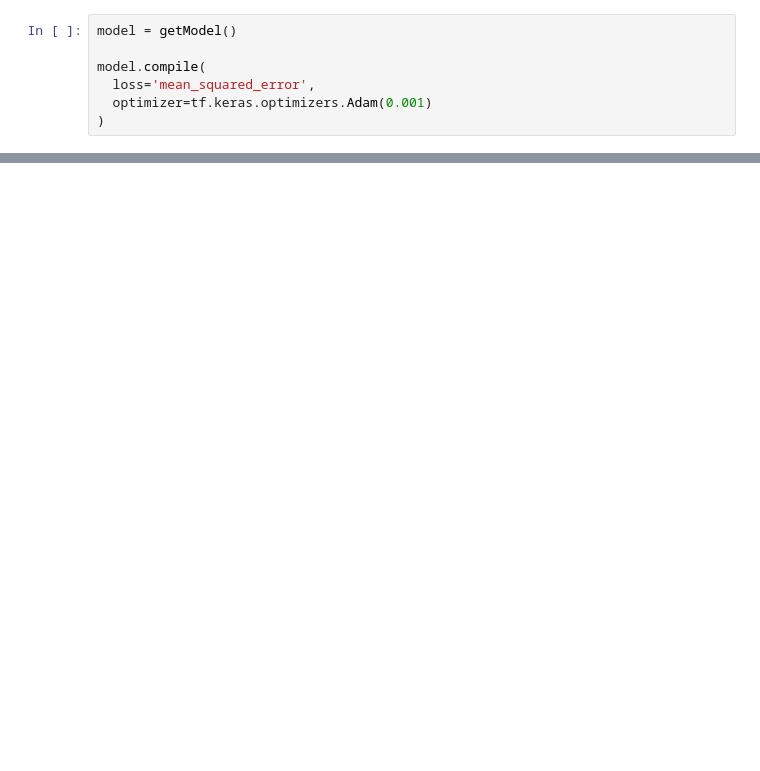
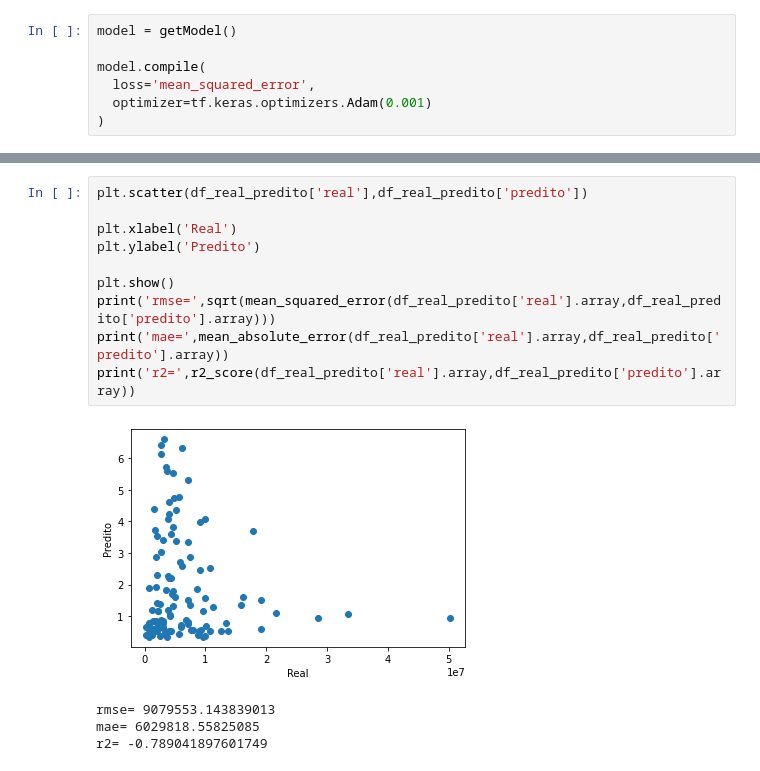
Before and after one commit to mateuspalacio/grupo_four_jupyter, a Jupyter notebook: AV3.ipynb, the cells around one changed output, grey strips where cells are left out. Saved outputs shown, nothing was run; the diff lists cells and outputs as text; blank space fills up the shorter version.

```diff
--- a/AV3.ipynb
+++ b/AV3.ipynb
@@ -319,0 +392,15 @@ plt.show()
+# %%
+plt.scatter(df_real_predito['real'],df_real_predito['predito'])
+
+plt.xlabel('Real')
+plt.ylabel('Predito')
+
+plt.show()
+print('rmse=',sqrt(mean_squared_error(df_real_predito['real'].array,df_real_predito['predito'].array)))
+print('mae=',mean_absolute_error(df_real_predito['real'].array,df_real_predito['predito'].array))
+print('r2=',r2_score(df_real_predito['real'].array,df_real_predito['predito'].array))
+# %% [output]
+[figure, added]
+rmse= 9079553.143839013
+mae= 6029818.55825085
+r2= -0.789041897601749
```
Also changed, not shown: parts of 9 cells of this notebook.
